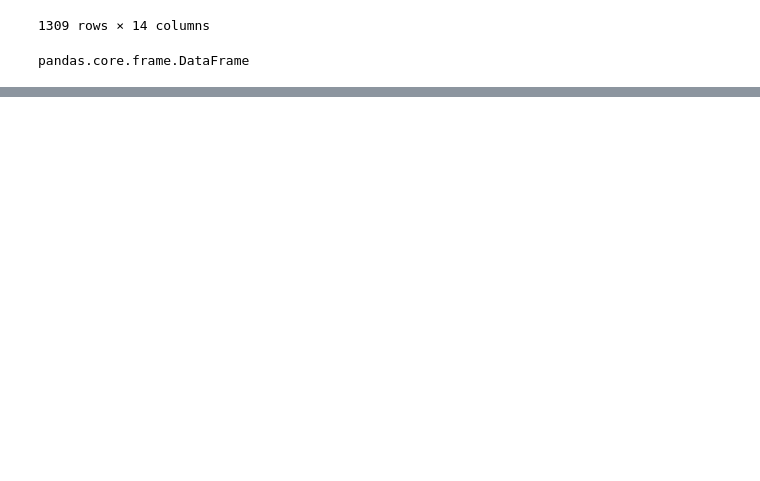
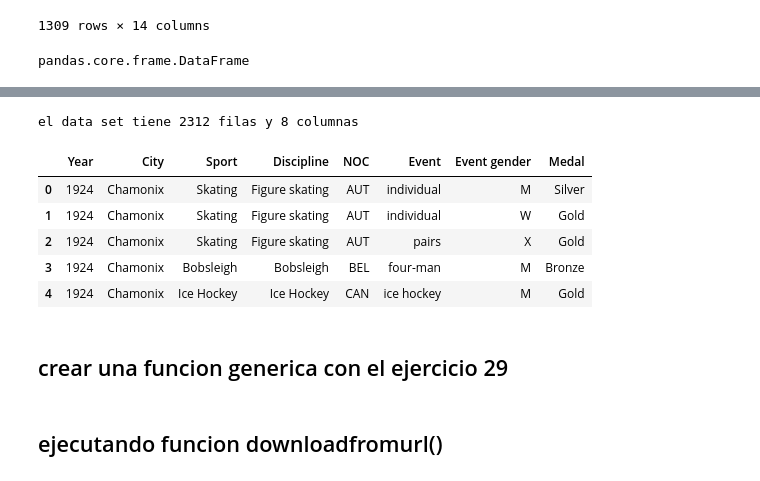
Before and after one commit to lepc1972/python-ml-course, a Jupyter notebook: notebooks/titanic_dates.ipynb, the cells around one changed output, grey strips where cells are left out. Drawn from its saved outputs; the diff is of its cells as text; code cells hidden in the pictures; blank space fills up the shorter version.

Commit message:
ejercicio 29 y creacion de funcion

```diff
--- a/notebooks/titanic_dates.ipynb
+++ b/notebooks/titanic_dates.ipynb
@@ -278,0 +279,41 @@ titanic2_json
+# %%
+# el objeto response es tipo string binario, lo pasamos a string normal decodificandolo con utf-8
+str_data = response.decode('utf-8')
+# %%
+# dividimos el string en un array de filas separandolo por \n
+lines = str_data.split('\n')
+# %%
+# la primera linea tiene la cabecera, asi que la extraemos
+col_names = lines[0].split(',')
+n_cols = len(col_names)
+# %%
+# generamos un diccionario vacio donde ira la informacion extraida o procesada de la url externa
+counter = 0
+main_dict = {}
+for col in col_names:
+    main_dict[col] = []
+# %%
+# procesamos fila a fila la informacion para ir rellenando el diccionario con los datos
+for line in lines:
+    # nos saltamos la primera linea q es la q contiene la cabecera y ya tenemos procesada
+    if (counter > 0):
+        # dividimos cada string por las ',' como elemento separador
+        values = line.strip().split(',')
+        # añadimos cada valor a su respectiva columna del dicconario
+        for i in range(len(col_names)):
+            main_dict[col_names[i]].append(values[i])
+    counter = counter + 1
+print("el data set tiene %d filas y %d columnas"%(counter, n_cols))
+# %% [output]
+el data set tiene 2312 filas y 8 columnas
+# %%
+# convertimos el diccionario a dataframe
+medals_df = pd.DataFrame(main_dict)
+medals_df.head()
+# %% [output]
+|  | Year | City | Sport | Discipline | NOC | Event | Event gender | Medal |
+| 0 | 1924 | Chamonix | Skating | Figure skating | AUT | individual | M | Silver |
+| 1 | 1924 | Chamonix | Skating | Figure skating | AUT | individual | W | Gold |
+| 2 | 1924 | Chamonix | Skating | Figure skating | AUT | pairs | X | Gold |
+| 3 | 1924 | Chamonix | Bobsleigh | Bobsleigh | BEL | four-man | M | Bronze |
+| 4 | 1924 | Chamonix | Ice Hockey | Ice Hockey | CAN | ice hockey | M | Gold |
@@ -278,0 +330,2 @@ titanic2_json
+# %% [markdown]
+## crear una funcion generica con el ejercicio 29
@@ -278,0 +365,2 @@ titanic2_json
+# %% [markdown]
+## ejecutando funcion downloadfromurl()
```
Also changed, not shown: parts of 7 cells of this notebook, 3 other files.
